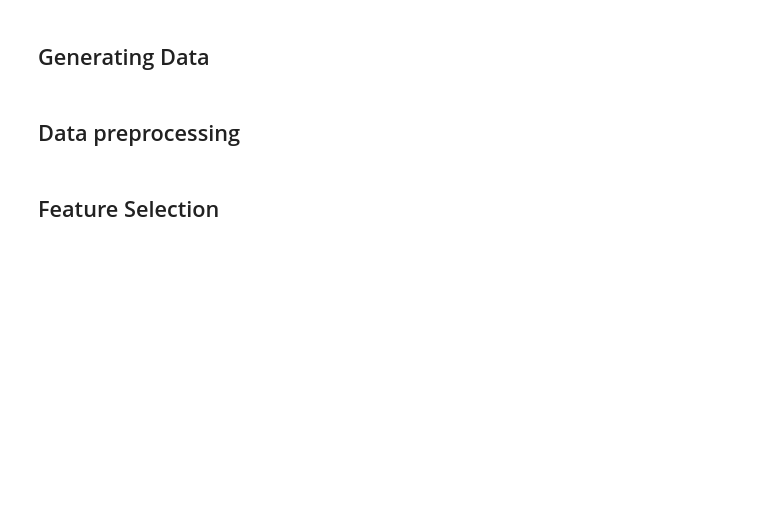
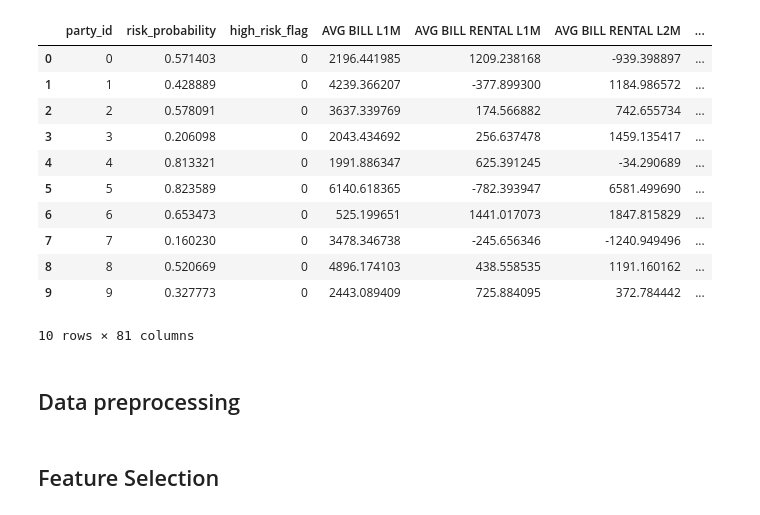
Before and after one commit to sheharyarakhtar/AssetDev, a Jupyter notebook: Final Notebook.ipynb, the cells around one changed output. Cells and saved outputs as stored; diff of their text form; code cells hidden in the pictures; blank space fills up the shorter version.

```diff
--- a/Final Notebook.ipynb
+++ b/Final Notebook.ipynb
@@ -29,2 +0,0 @@ warnings.filterwarnings('ignore')
-# %% [markdown]
-## Generating Data
@@ -157,3 +32,18 @@ def generate_data(num):
+# %%
+generate_data(10)
+# %% [output]
+|  | party_id | risk_probability | high_risk_flag | AVG BILL L1M | AVG BILL RENTAL L1M | AVG BILL RENTAL L2M | ... |
+| 0 | 0 | 0.571403 | 0 | 2196.441985 | 1209.238168 | -939.398897 | ... |
+| 1 | 1 | 0.428889 | 0 | 4239.366207 | -377.899300 | 1184.986572 | ... |
+| 2 | 2 | 0.578091 | 0 | 3637.339769 | 174.566882 | 742.655734 | ... |
+| 3 | 3 | 0.206098 | 0 | 2043.434692 | 256.637478 | 1459.135417 | ... |
+| 4 | 4 | 0.813321 | 0 | 1991.886347 | 625.391245 | -34.290689 | ... |
+| 5 | 5 | 0.823589 | 0 | 6140.618365 | -782.393947 | 6581.499690 | ... |
+| 6 | 6 | 0.653473 | 0 | 525.199651 | 1441.017073 | 1847.815829 | ... |
+| 7 | 7 | 0.160230 | 0 | 3478.346738 | -245.656346 | -1240.949496 | ... |
+| 8 | 8 | 0.520669 | 0 | 4896.174103 | 438.558535 | 1191.160162 | ... |
+| 9 | 9 | 0.327773 | 0 | 2443.089409 | 725.884095 | 372.784442 | ... |
+10 rows × 81 columns
 # %% [markdown]
 ## Data preprocessing
 # %%
```
Also changed, not shown: parts of 14 cells of this notebook, 5 other files.
